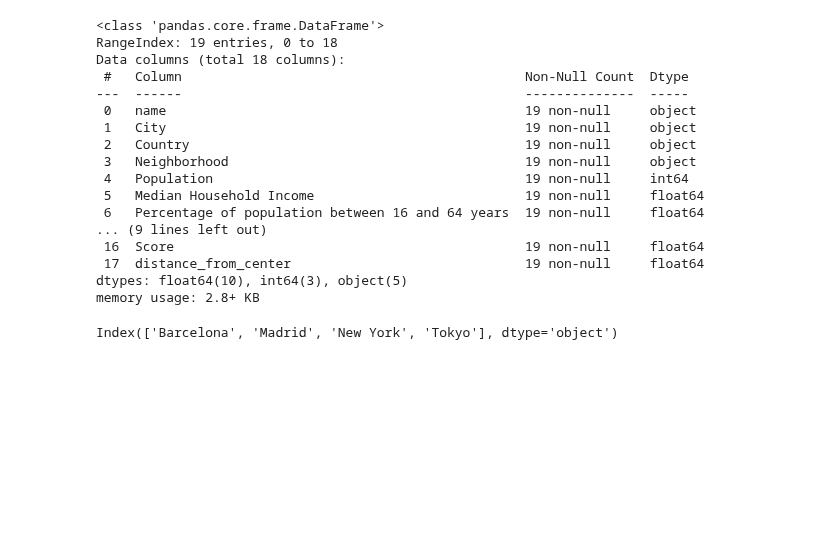
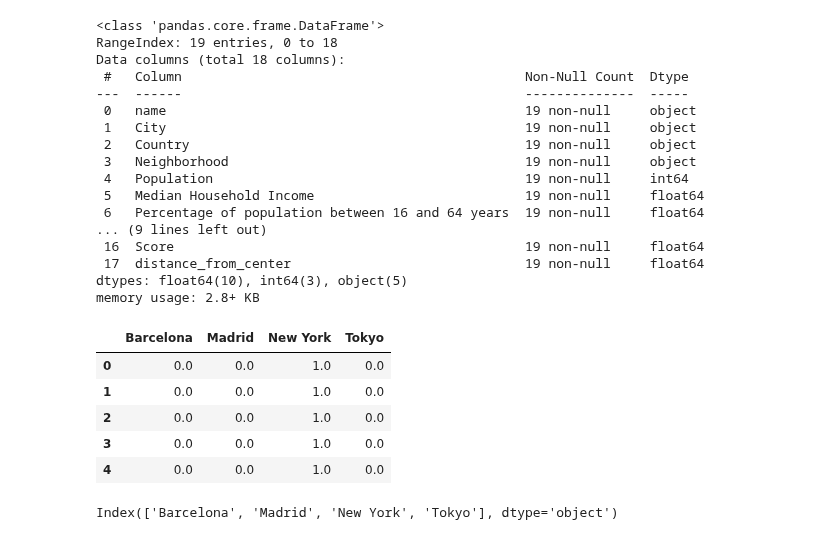
Before and after one commit to GabrielFersPin/Coworking, a Jupyter notebook: src/data_processing/training_model.ipynb, the cells around one changed output. Saved outputs shown, nothing was run; the diff lists cells and outputs as text; code cells hidden in the pictures; blank space fills up the shorter version.

```diff
--- a/src/data_processing/training_model.ipynb
+++ b/src/data_processing/training_model.ipynb
@@ -48,6 +48,15 @@ joblib.dump(neighborhood_encoder, "/workspaces/Coworking/src/results/neighborhoo
 
 # Combine the original dataframe with the encoded columns
 df_encoded = pd.concat([df, city_encoded_df, neighborhood_encoded_df], axis=1)
+# %%
+city_encoded_df.head()
+# %% [output]
+|  | Barcelona | Madrid | New York | Tokyo |
+| 0 | 0.0 | 0.0 | 1.0 | 0.0 |
+| 1 | 0.0 | 0.0 | 1.0 | 0.0 |
+| 2 | 0.0 | 0.0 | 1.0 | 0.0 |
+| 3 | 0.0 | 0.0 | 1.0 | 0.0 |
+| 4 | 0.0 | 0.0 | 1.0 | 0.0 |
 # %%
 city_encoded_df.columns
 # %% [output]
```
Also changed, not shown: parts of 34 cells of this notebook, 3 other files.
